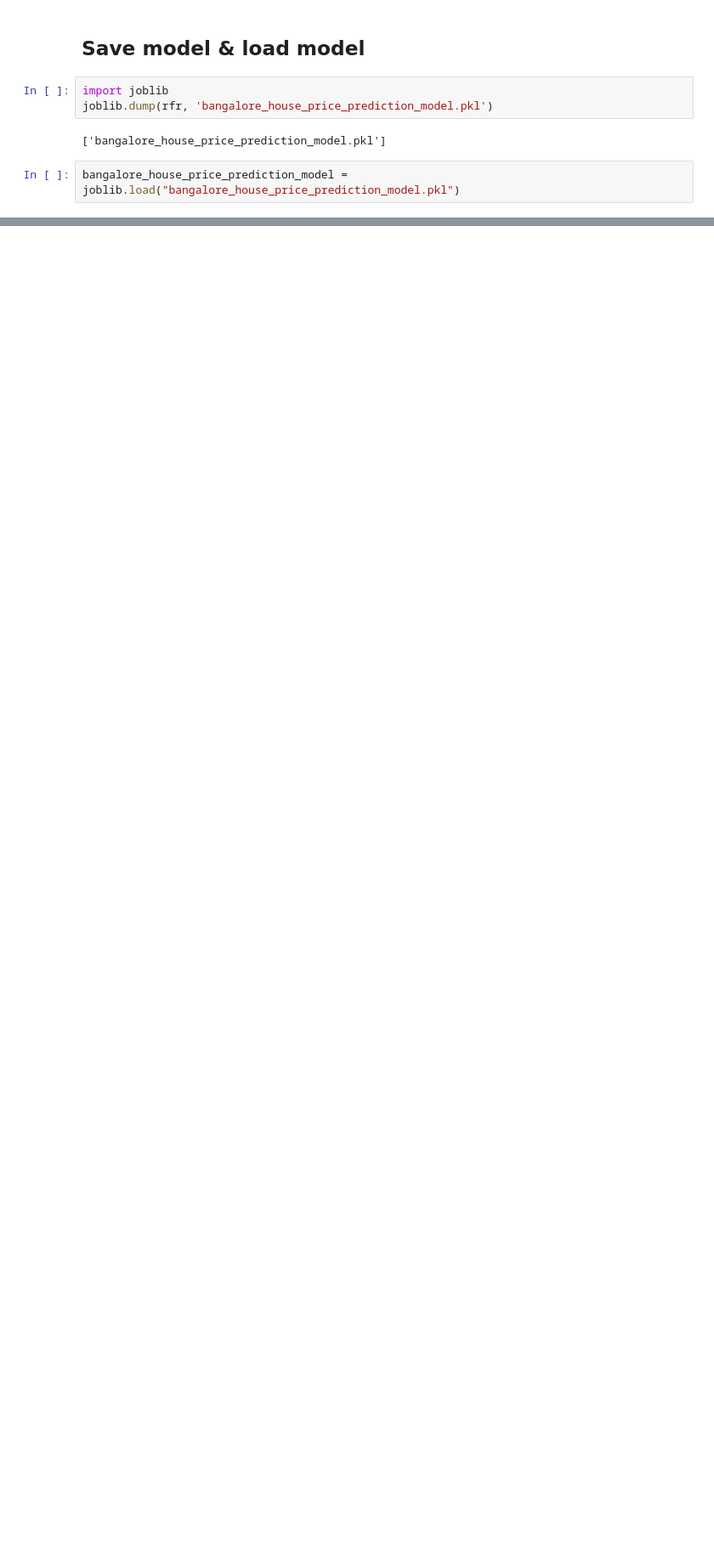
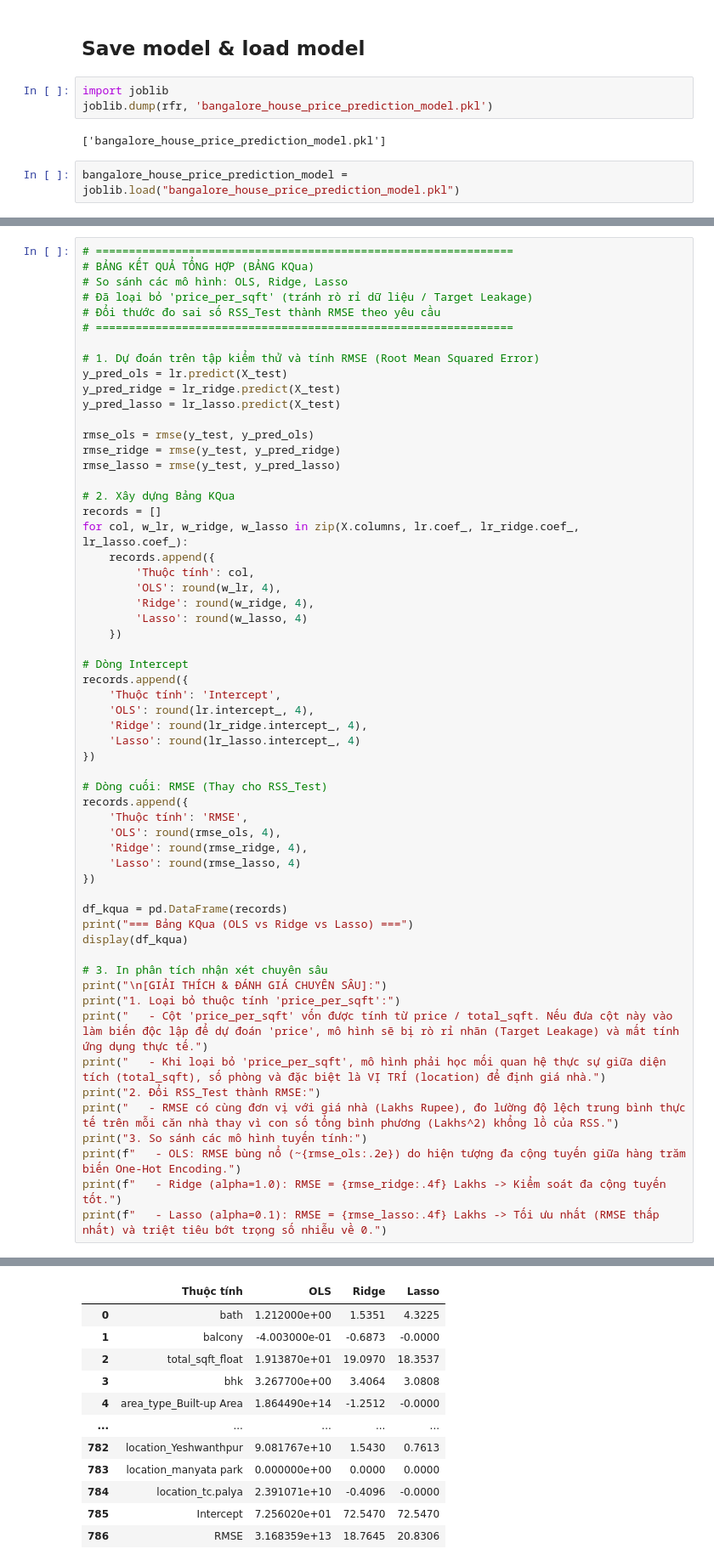
Before and after one commit to dangminhquandk/Machine-Learning-Data-Mining, a Jupyter notebook: Buoi thuc hanh so 1/Practice/Model_Train_Test.ipynb, the cells around one changed output, grey strips where cells are left out. Shown at 85% size. Cells and saved outputs as stored; diff of their text form; blank space fills up the shorter version.

```diff
--- a/Buoi thuc hanh so 1/Practice/Model_Train_Test.ipynb
+++ b/Buoi thuc hanh so 1/Practice/Model_Train_Test.ipynb
@@ -242,0 +242,59 @@ predict_house_price(bangalore_house_price_prediction_model,bath=3,balcony=3,tota
+# %%
+# ===============================================================
+# BẢNG KẾT QUẢ TỔNG HỢP (BẢNG KQua)
+# So sánh các mô hình: OLS, Ridge, Lasso
+# Đã loại bỏ 'price_per_sqft' (tránh rò rỉ dữ liệu / Target Leakage)
+# Đổi thước đo sai số RSS_Test thành RMSE theo yêu cầu
+# ===============================================================
+
+# 1. Dự đoán trên tập kiểm thử và tính RMSE (Root Mean Squared Error)
+y_pred_ols = lr.predict(X_test)
+y_pred_ridge = lr_ridge.predict(X_test)
+y_pred_lasso = lr_lasso.predict(X_test)
+
+rmse_ols = rmse(y_test, y_pred_ols)
+rmse_ridge = rmse(y_test, y_pred_ridge)
+rmse_lasso = rmse(y_test, y_pred_lasso)
+
+# 2. Xây dựng Bảng KQua
+records = []
+for col, w_lr, w_ridge, w_lasso in zip(X.columns, lr.coef_, lr_ridge.coef_, lr_lasso.coef_):
+    records.append({
+        'Thuộc tính': col,
+        'OLS': round(w_lr, 4),
+        'Ridge': round(w_ridge, 4),
+        'Lasso': round(w_lasso, 4)
+    })
+
+# Dòng Intercept
+records.append({
+    'Thuộc tính': 'Intercept',
+    'OLS': round(lr.intercept_, 4),
+    'Ridge': round(lr_ridge.intercept_, 4),
+    'Lasso': round(lr_lasso.intercept_, 4)
+})
+
+# Dòng cuối: RMSE (Thay cho RSS_Test)
+records.append({
+    'Thuộc tính': 'RMSE',
+    'OLS': round(rmse_ols, 4),
+    'Ridge': round(rmse_ridge, 4),
+    'Lasso': round(rmse_lasso, 4)
+})
+
+df_kqua = pd.DataFrame(records)
+print("=== Bảng KQua (OLS vs Ridge vs Lasso) ===")
+display(df_kqua)
+
+# 3. In phân tích nhận xét chuyên sâu
+print("\n[GIẢI THÍCH & ĐÁNH GIÁ CHUYÊN SÂU]:")
+print("1. Loại bỏ thuộc tính 'price_per_sqft':")
+print("   - Cột 'price_per_sqft' vốn được tính từ price / total_sqft. Nếu đưa cột này vào làm biến độc lập để dự đoán 'price', mô hình sẽ bị rò rỉ nhãn (Target Leakage) và mất tính ứng dụng thực tế.")
+print("   - Khi loại bỏ 'price_per_sqft', mô hình phải học mối quan hệ thực sự giữa diện tích (total_sqft), số phòng và đặc biệt là VỊ TRÍ (location) để định giá nhà.")
+print("2. Đổi RSS_Test thành RMSE:")
+print("   - RMSE có cùng đơn vị với giá nhà (Lakhs Rupee), đo lường độ lệch trung bình thực tế trên mỗi căn nhà thay vì con số tổng bình phương (Lakhs^2) khổng lồ của RSS.")
+print("3. So sánh các mô hình tuyến tính:")
+print(f"   - OLS: RMSE bùng nổ (~{rmse_ols:.2e}) do hiện tượng đa cộng tuyến giữa hàng trăm biến One-Hot Encoding.")
+print(f"   - Ridge (alpha=1.0): RMSE = {rmse_ridge:.4f} Lakhs -> Kiểm soát đa cộng tuyến tốt.")
+print(f"   - Lasso (alpha=0.1): RMSE = {rmse_lasso:.4f} Lakhs -> Tối ưu nhất (RMSE thấp nhất) và triệt tiêu bớt trọng số nhiễu về 0.")
+# %% [output]
@@ -242,0 +302,12 @@ predict_house_price(bangalore_house_price_prediction_model,bath=3,balcony=3,tota
+|  | Thuộc tính | OLS | Ridge | Lasso |
+| 0 | bath | 1.212000e+00 | 1.5351 | 4.3225 |
+| 1 | balcony | -4.003000e-01 | -0.6873 | -0.0000 |
+| 2 | total_sqft_float | 1.913870e+01 | 19.0970 | 18.3537 |
+| 3 | bhk | 3.267700e+00 | 3.4064 | 3.0808 |
+| 4 | area_type_Built-up Area | 1.864490e+14 | -1.2512 | -0.0000 |
+| ... | ... | ... | ... | ... |
+| 782 | location_Yeshwanthpur | 9.081767e+10 | 1.5430 | 0.7613 |
+| 783 | location_manyata park | 0.000000e+00 | 0.0000 | 0.0000 |
+| 784 | location_tc.palya | 2.391071e+10 | -0.4096 | -0.0000 |
+| 785 | Intercept | 7.256020e+01 | 72.5470 | 72.5470 |
+| 786 | RMSE | 3.168359e+13 | 18.7645 | 20.8306 |
```
Also changed, not shown: parts of 17 cells of this notebook, 9 other files.
